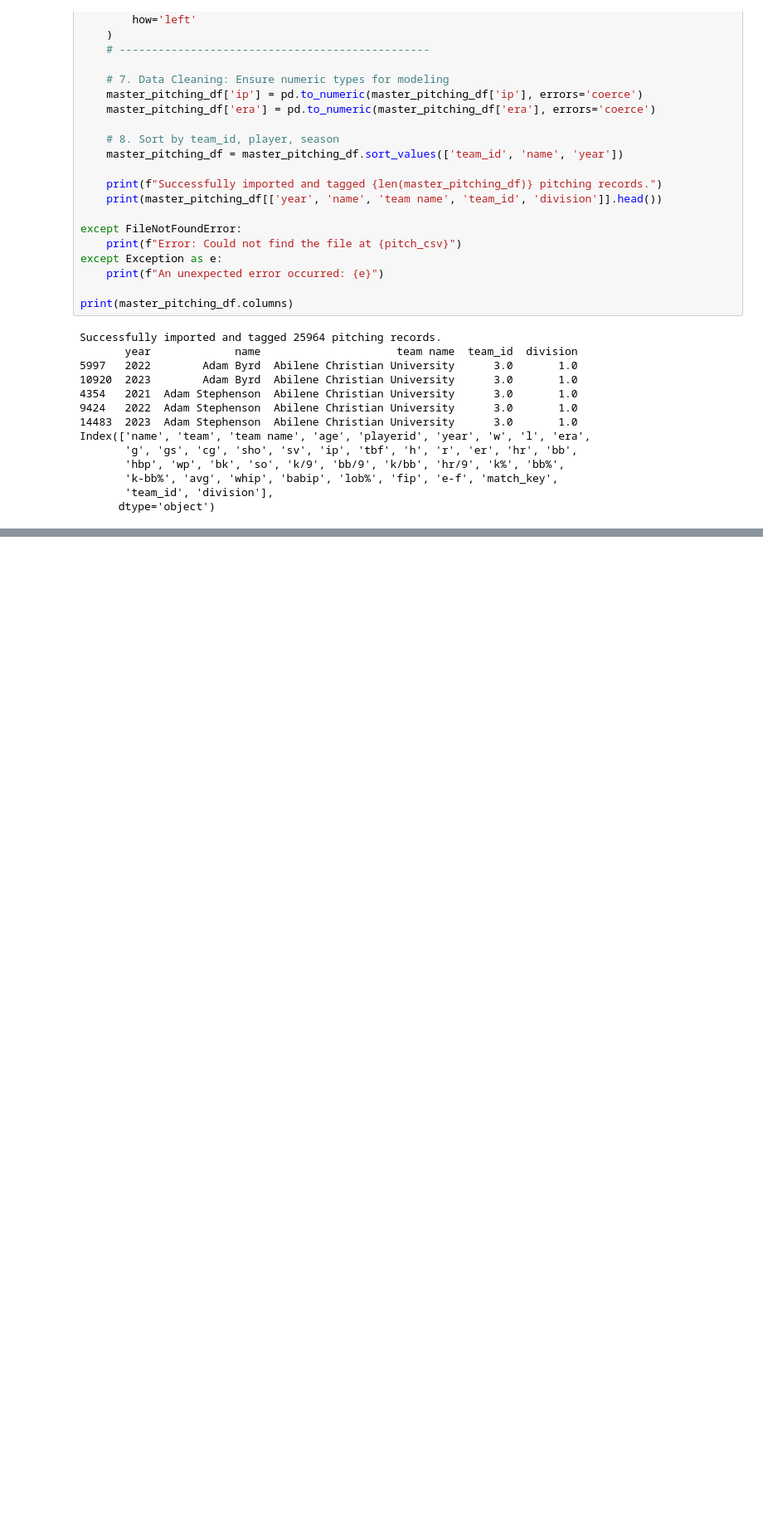
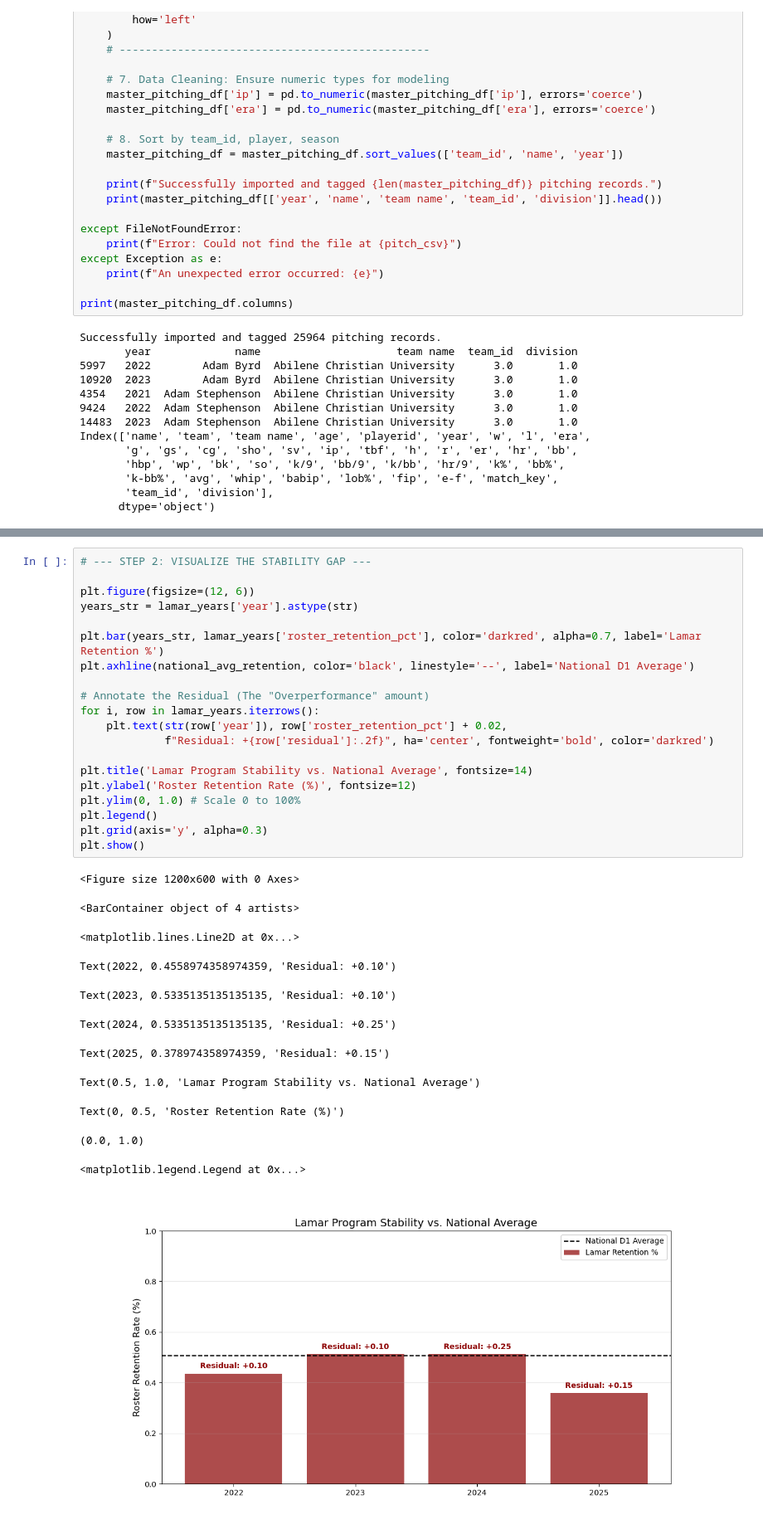
Before and after one commit to averyhamel/FinalProject, a Jupyter notebook: finalproject.ipynb, the cells around one changed output, grey strips where cells are left out. Shown at 83% size. Saved outputs shown, nothing was run; the diff lists cells and outputs as text; blank space fills up the shorter version.

```diff
--- a/finalproject.ipynb
+++ b/finalproject.ipynb
@@ -324,0 +658,33 @@ Import complete! Created 'master_records_df' with 11225 records.
+# %%
+# --- STEP 2: VISUALIZE THE STABILITY GAP ---
+
+plt.figure(figsize=(12, 6))
+years_str = lamar_years['year'].astype(str)
+
+plt.bar(years_str, lamar_years['roster_retention_pct'], color='darkred', alpha=0.7, label='Lamar Retention %')
+plt.axhline(national_avg_retention, color='black', linestyle='--', label='National D1 Average')
+
+# Annotate the Residual (The "Overperformance" amount)
+for i, row in lamar_years.iterrows():
+    plt.text(str(row['year']), row['roster_retention_pct'] + 0.02,
+             f"Residual: +{row['residual']:.2f}", ha='center', fontweight='bold', color='darkred')
+
+plt.title('Lamar Program Stability vs. National Average', fontsize=14)
+plt.ylabel('Roster Retention Rate (%)', fontsize=12)
+plt.ylim(0, 1.0) # Scale 0 to 100%
+plt.legend()
+plt.grid(axis='y', alpha=0.3)
+plt.show()
+# %% [output]
+<Figure size 1200x600 with 0 Axes>
+<BarContainer object of 4 artists>
+<matplotlib.lines.Line2D at 0x...>
+Text(2022, 0.4558974358974359, 'Residual: +0.10')
+Text(2023, 0.5335135135135135, 'Residual: +0.10')
+Text(2024, 0.5335135135135135, 'Residual: +0.25')
+Text(2025, 0.378974358974359, 'Residual: +0.15')
+Text(0.5, 1.0, 'Lamar Program Stability vs. National Average')
+Text(0, 0.5, 'Roster Retention Rate (%)')
+(0.0, 1.0)
+<matplotlib.legend.Legend at 0x...>
+[figure, added]
```
Also changed, not shown: parts of 15 cells of this notebook, 4 other files.
